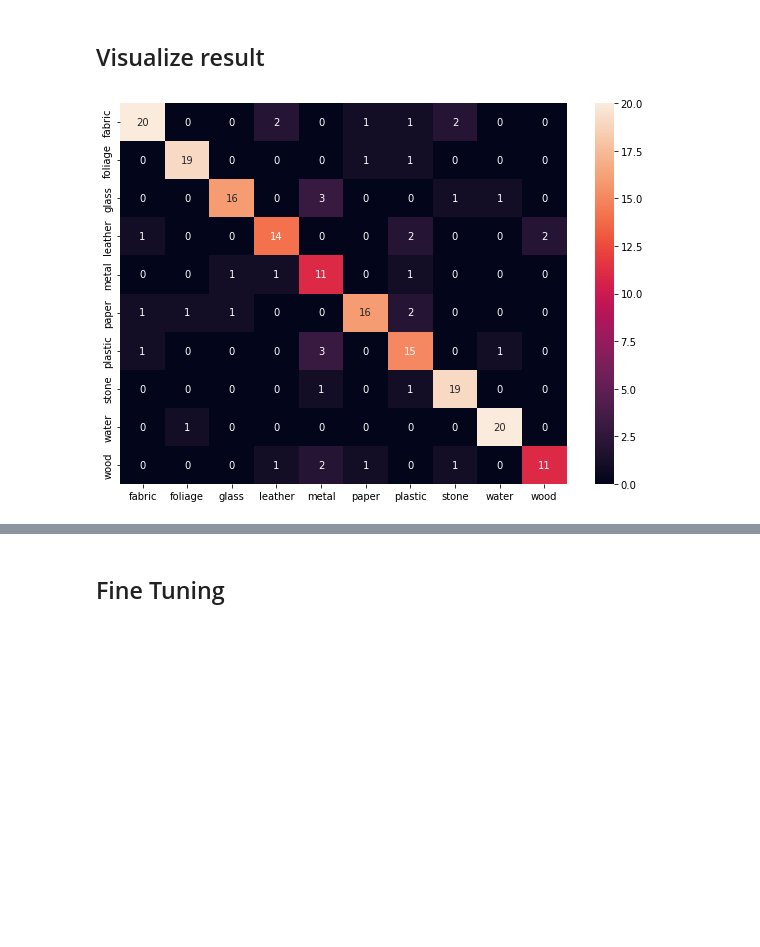
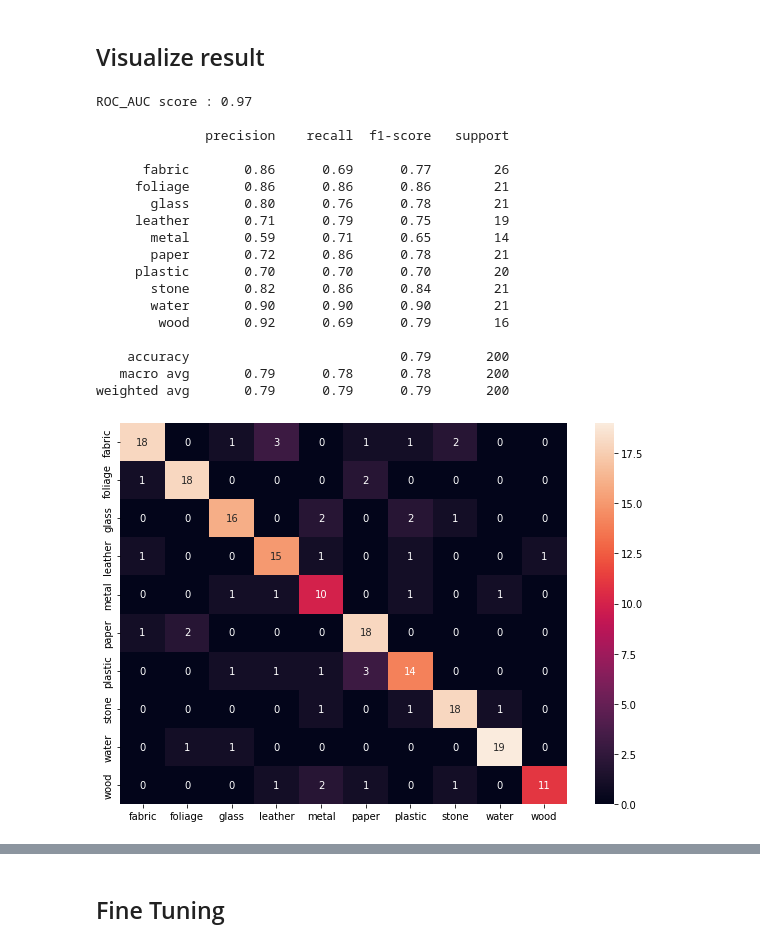
Before and after one commit to chingfhen/Material-Recognition, a Jupyter notebook: model/Resnet50_baseline.ipynb, the cells around one changed output, grey strips where cells are left out. Drawn from its saved outputs; the diff is of its cells as text; code cells hidden in the pictures; blank space fills up the shorter version.

```diff
--- a/model/Resnet50_baseline.ipynb
+++ b/model/Resnet50_baseline.ipynb
@@ -193,23 +196,54 @@ Epoch 14/30
 # %% [markdown]
 ## Visualize result
-# %%
-
-def plot_confusion_matrix(model,val_dataset,classes):
-    predictions = np.array([])
-    labels =  np.array([])
-    for x, y in val_dataset:
-      predictions = np.concatenate([predictions, np.argmax(model.predict(x), axis=-1)],axis=None)
-      labels = np.concatenate([labels, y],axis=None)
-
-    confusion_matrix= tf.math.confusion_matrix(labels=labels, predictions=predictions).numpy()
-
-    df_cm = pd.DataFrame(confusion_matrix, index = classes,
-                      columns = classes)
-    plt.figure(figsize = (10,7))
-    sn.heatmap(df_cm, annot=True)
-plot_confusion_matrix(model,val_dataset,CLASSES)
-# %% [output]
-[figure, removed]
+# %%
+
+def print_evaluation_result(model,val_dataset,classes):
+    from sklearn.metrics import roc_auc_score
+    from sklearn.metrics import classification_report
+
+    predictions_one_hot = np.array([])
+    labels_one_hot =  np.array([])
+    predictions = np.array([])
+    labels =  np.array([])
+    for x, y in val_dataset:
+        categorical_labels = np.identity(10)[y.numpy()]
+        prediction= model.predict(x)
+
+        predictions_one_hot = np.concatenate([predictions_one_hot,prediction],axis=None)
+        predictions = np.concatenate([predictions, np.argmax(prediction, axis=-1)],axis=None)
+
+        labels_one_hot = np.concatenate([labels_one_hot, categorical_labels],axis=None)
+        labels = np.concatenate([labels, y],axis=None)
+
+    print(f'ROC_AUC score : {round(roc_auc_score(labels_one_hot, predictions_one_hot, average="weighted", multi_class="ovr"),2)} \n')
+    print(classification_report(labels, predictions, target_names=classes))
+    confusion_matrix= tf.math.confusion_matrix(labels=labels, predictions=predictions).numpy()
+
+    df_cm = pd.DataFrame(confusion_matrix, index = classes,
+                      columns = classes)
+    plt.figure(figsize = (10,7))
+    sn.heatmap(df_cm, annot=True)
+print_evaluation_result(model,val_dataset,CLASSES)
+# %% [output]
+ROC_AUC score : 0.97
+
+              precision    recall  f1-score   support
+
+      fabric       0.86      0.69      0.77        26
+     foliage       0.86      0.86      0.86        21
+       glass       0.80      0.76      0.78        21
+     leather       0.71      0.79      0.75        19
+       metal       0.59      0.71      0.65        14
+       paper       0.72      0.86      0.78        21
+     plastic       0.70      0.70      0.70        20
+       stone       0.82      0.86      0.84        21
+       water       0.90      0.90      0.90        21
+        wood       0.92      0.69      0.79        16
+
+    accuracy                           0.79       200
+   macro avg       0.79      0.78      0.78       200
+weighted avg       0.79      0.79      0.79       200
+[figure, added]
 # %%
 acc = history.history['accuracy']
 val_acc = history.history['val_accuracy']
```
Also changed, not shown: parts of 11 cells of this notebook.
